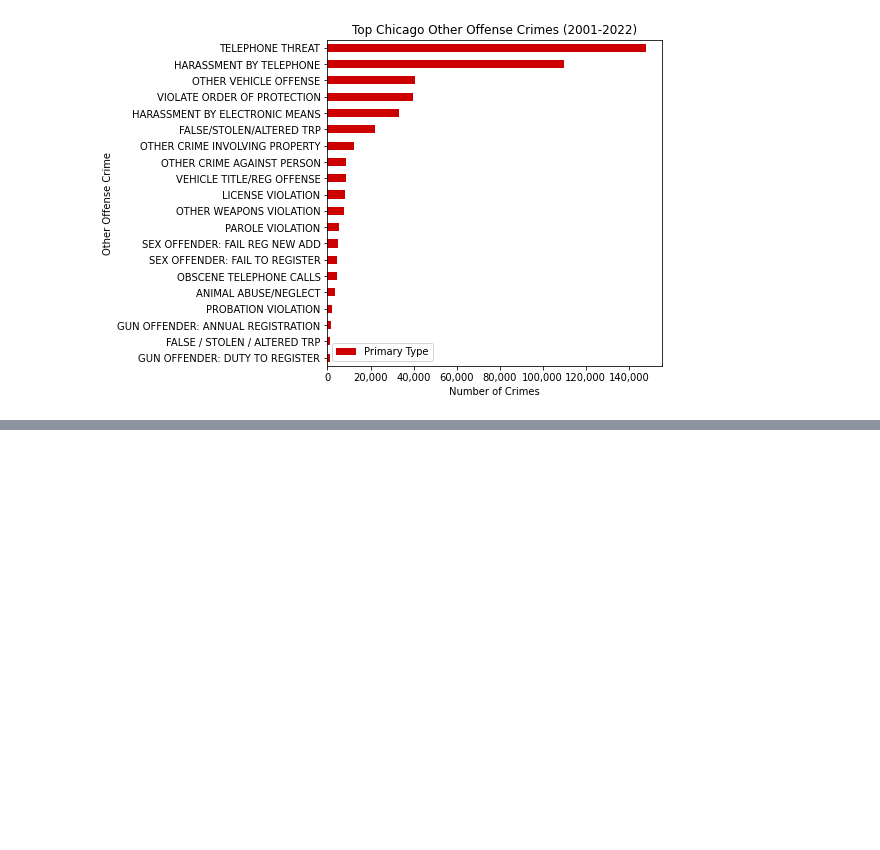
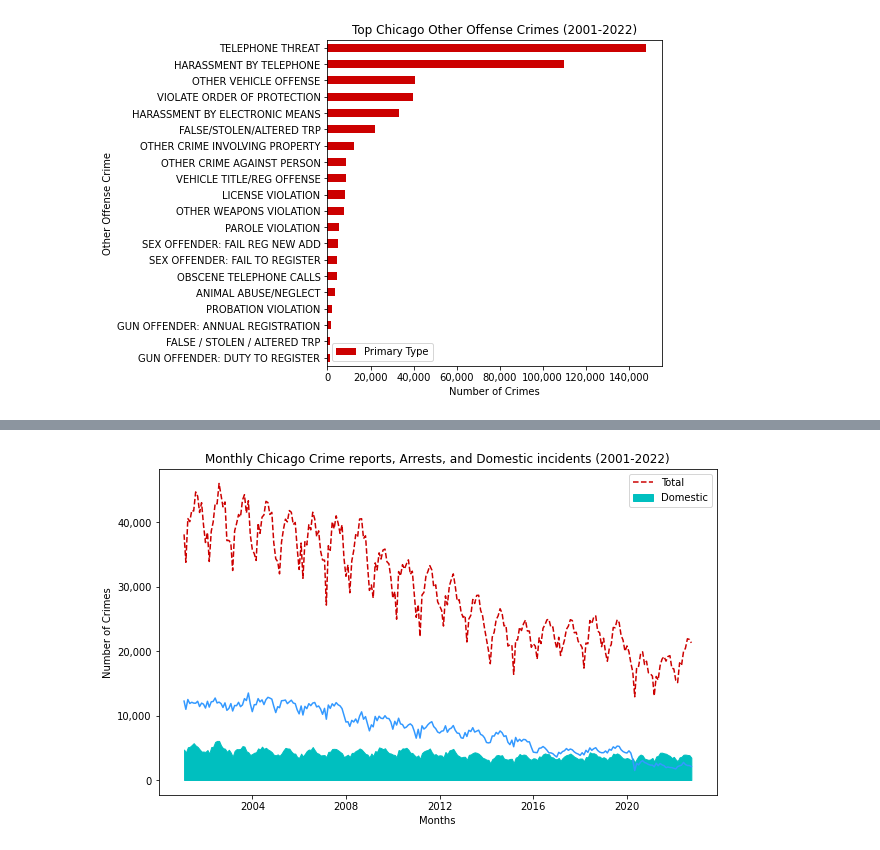
Before and after one commit to RandomFractals/chicago-crimes, a Jupyter notebook: notebooks/chicago-crimes-pandas.ipynb, the cells around one changed output, grey strips where cells are left out. Drawn from its saved outputs; the diff is of its cells as text; code cells hidden in the pictures; blank space fills up the shorter version.

```diff
--- a/notebooks/chicago-crimes-pandas.ipynb
+++ b/notebooks/chicago-crimes-pandas.ipynb
@@ -202,0 +257,4 @@ plt.show()
+# %%
+# get domestic crimes
+domestic = crimes[crimes['Domestic'] == True]['Domestic']
+domestic.head()
@@ -202,0 +281,7 @@ plt.show()
+# %%
+# get crime types
+crime_types = crimes[['Primary Type']]
+
+# get monthly total crime counts
+monthly_crime = crime_types.resample('M').count()
+monthly_crime
@@ -202,0 +303,20 @@ plt.show()
+# %%
+# get monthly domestic crimes
+monthly_domestic = domestic.resample('M').sum()
+
+# plot monthly crime counts, arrests, and domestic incidents reports
+fig, ax = plt.subplots(figsize=(10, 6))
+ax.plot(monthly_crime.index, monthly_crime,
+        '--', label='Total', color='#cc0000')
+ax.plot(monthly_arrests.index, monthly_arrests, color='#3399ff', zorder=10)
+ax.fill_between(monthly_domestic.index, monthly_domestic,
+                label='Domestic', color='c')
+ax.set_xlabel('Months')
+ax.set_ylabel('Number of Crimes')
+ax.yaxis.set_major_formatter(ticker.StrMethodFormatter('{x:,.0f}'))
+ax.legend(loc='upper right')
+plt.title(
+    'Monthly Chicago Crime reports, Arrests, and Domestic incidents (2001-2022)')
+plt.show()
+# %% [output]
+[figure, added]
```
Also changed, not shown: parts of 12 cells of this notebook.
